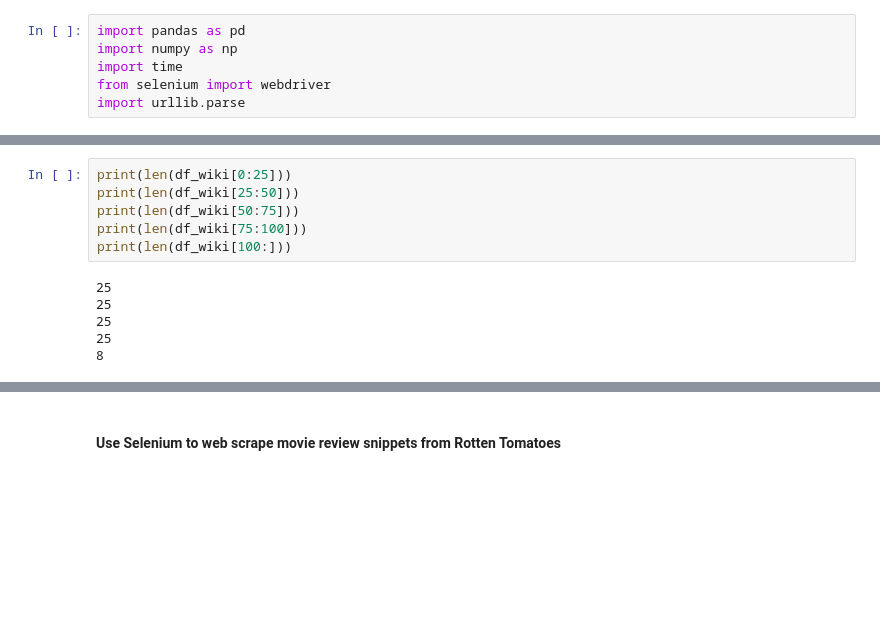
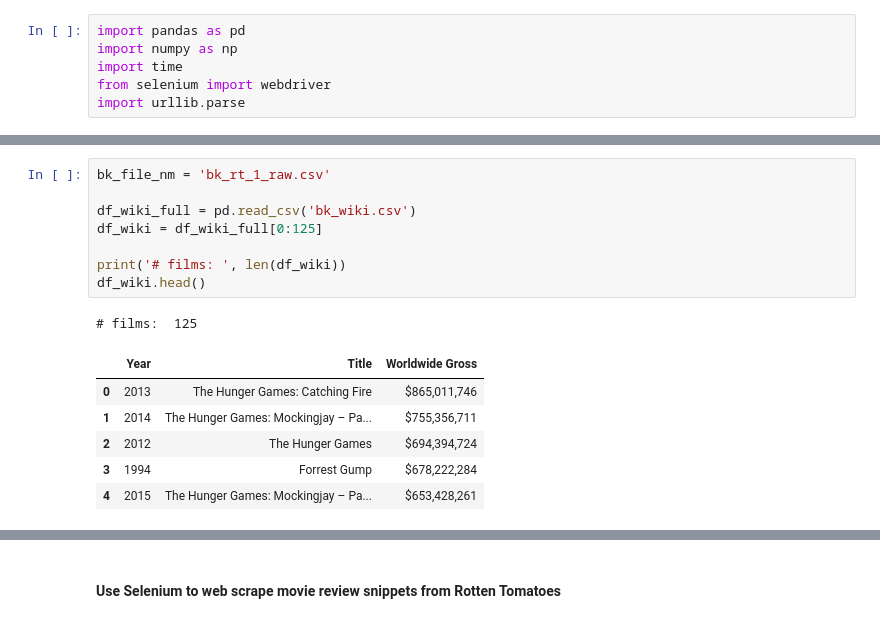
Before and after one commit to jamchap/MA5851, a Jupyter notebook: Rotten_tomatoes_split/2B WebCrawler - Rotten Tomatoes_1.ipynb, the cells around one changed output, grey strips where cells are left out. Cells and saved outputs as stored; diff of their text form; blank space fills up the shorter version.

```diff
--- a/Rotten_tomatoes_split/1B WebCrawler - Rotten Tomatoes_5.ipynb
+++ b/Rotten_tomatoes_split/2B WebCrawler - Rotten Tomatoes_1.ipynb
@@ -40,12 +11,16 @@ df_wiki[0:15]
-# %%
-print(len(df_wiki[0:25]))
-print(len(df_wiki[25:50]))
-print(len(df_wiki[50:75]))
-print(len(df_wiki[75:100]))
-print(len(df_wiki[100:]))
-# %% [output]
-25
-25
-25
-25
-8
+# %%
+bk_file_nm = 'bk_rt_1_raw.csv'
+
+df_wiki_full = pd.read_csv('bk_wiki.csv')
+df_wiki = df_wiki_full[0:125]
+
+print('# films: ', len(df_wiki))
+df_wiki.head()
+# %% [output]
+# films:  125
+|  | Year | Title | Worldwide Gross |
+| 0 | 2013 | The Hunger Games: Catching Fire | $865,011,746 |
+| 1 | 2014 | The Hunger Games: Mockingjay – Pa... | $755,356,711 |
+| 2 | 2012 | The Hunger Games | $694,394,724 |
+| 3 | 1994 | Forrest Gump | $678,222,284 |
+| 4 | 2015 | The Hunger Games: Mockingjay – Pa... | $653,428,261 |
```
Also changed, not shown: parts of 7 cells of this notebook, 16 other files.
